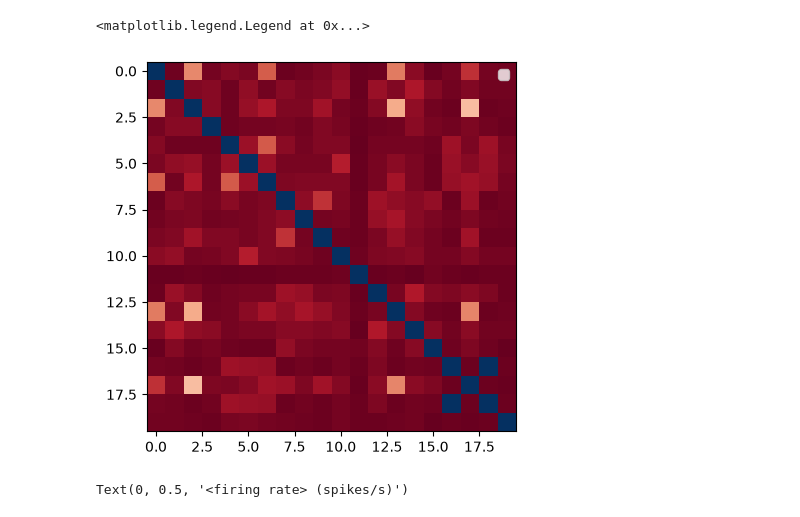
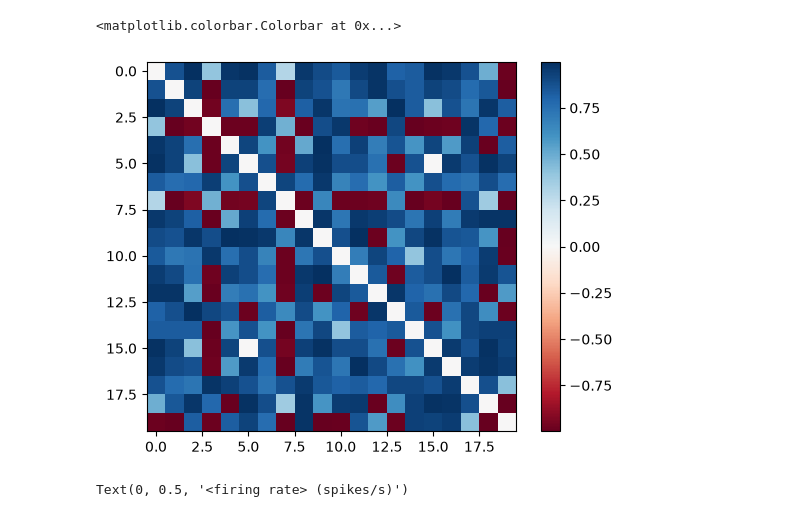
Before and after one commit to AlbertLiangca/natural-scenes-replication, a Jupyter notebook: Figures/Fig1.ipynb, the cells around one changed output. Saved outputs shown, nothing was run; the diff lists cells and outputs as text; code cells hidden in the pictures.

```diff
--- a/Figures/Fig1.ipynb
+++ b/Figures/Fig1.ipynb
@@ -28,4 +28,14 @@ nreps = movieBinnedSpiking['nreps'].flatten()
 samplingFreq = movieBinnedSpiking['samplingFreq']
 binned = movieBinnedSpiking['binned']
 # %%
-mov1 = jnp.array(binned[1:nreps[0],:,np.random.randint(0,93,20),0]).reshape((-1,20))
+i = 3
+mov1 = jnp.array(binned[1:nreps[i],:,np.random.randint(0,93,20),i]).mean(axis=0)
+mov1_corr = jnp.corrcoef(mov1.T)
+mov1_corr = jnp.where(mov1_corr < 0, -1 - mov1_corr,1-mov1_corr)
+
+fig,ax = plt.subplots(1,1)
+plot = ax.imshow(mov1_corr,cmap='RdBu',interpolation = 'none')
+fig.colorbar(plot)
+# %% [output]
+<matplotlib.colorbar.Colorbar at 0x...>
+[figure, added]
@@ -34,9 +42,3 @@ mov1_corr = jnp.corrcoef(mov1.T)
-# %%
-plt.imshow(mov1_corr,cmap='RdBu')
-plt.legend()
-# %% [output]
-<matplotlib.legend.Legend at 0x...>
-[figure, removed]
 # %%
 fig,ax = plt.subplots(1,1)
 
```
Also changed, not shown: parts of 2 cells of this notebook, 3 other files.
